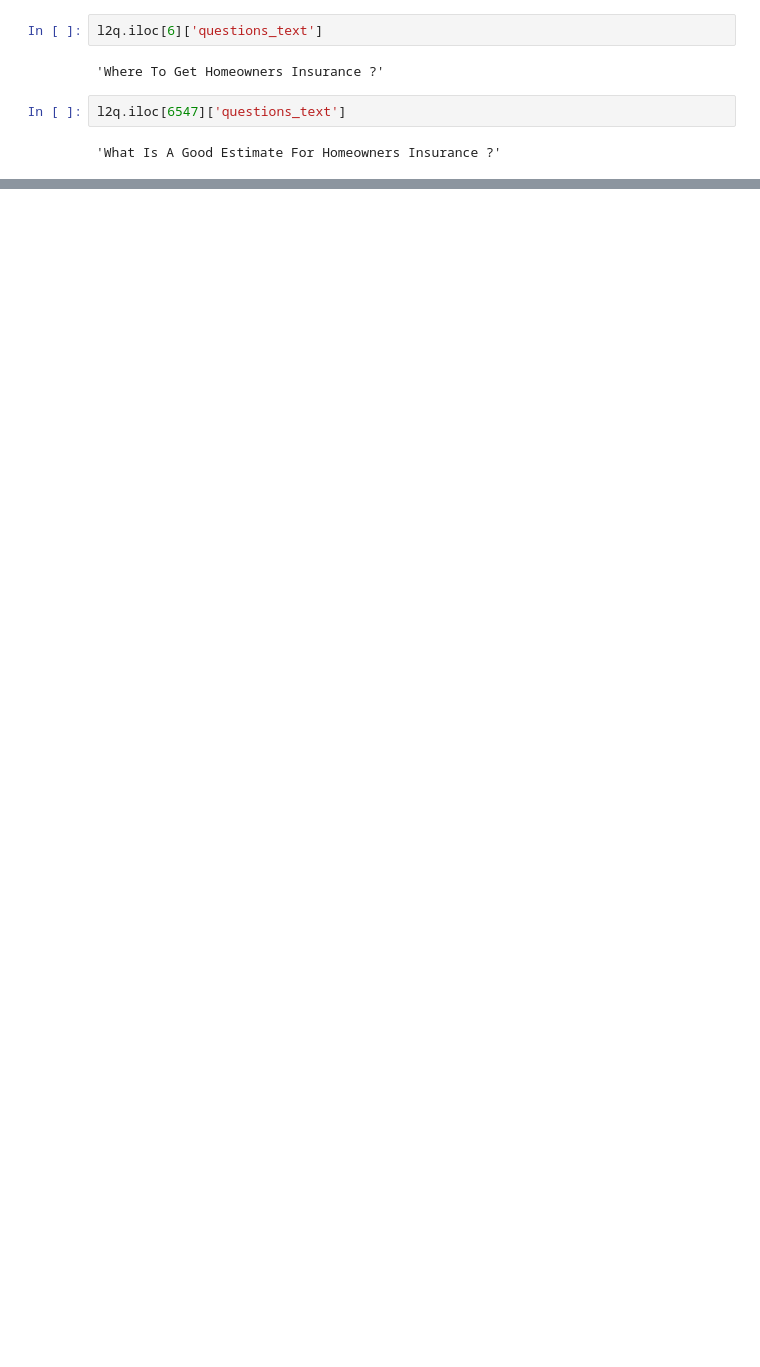
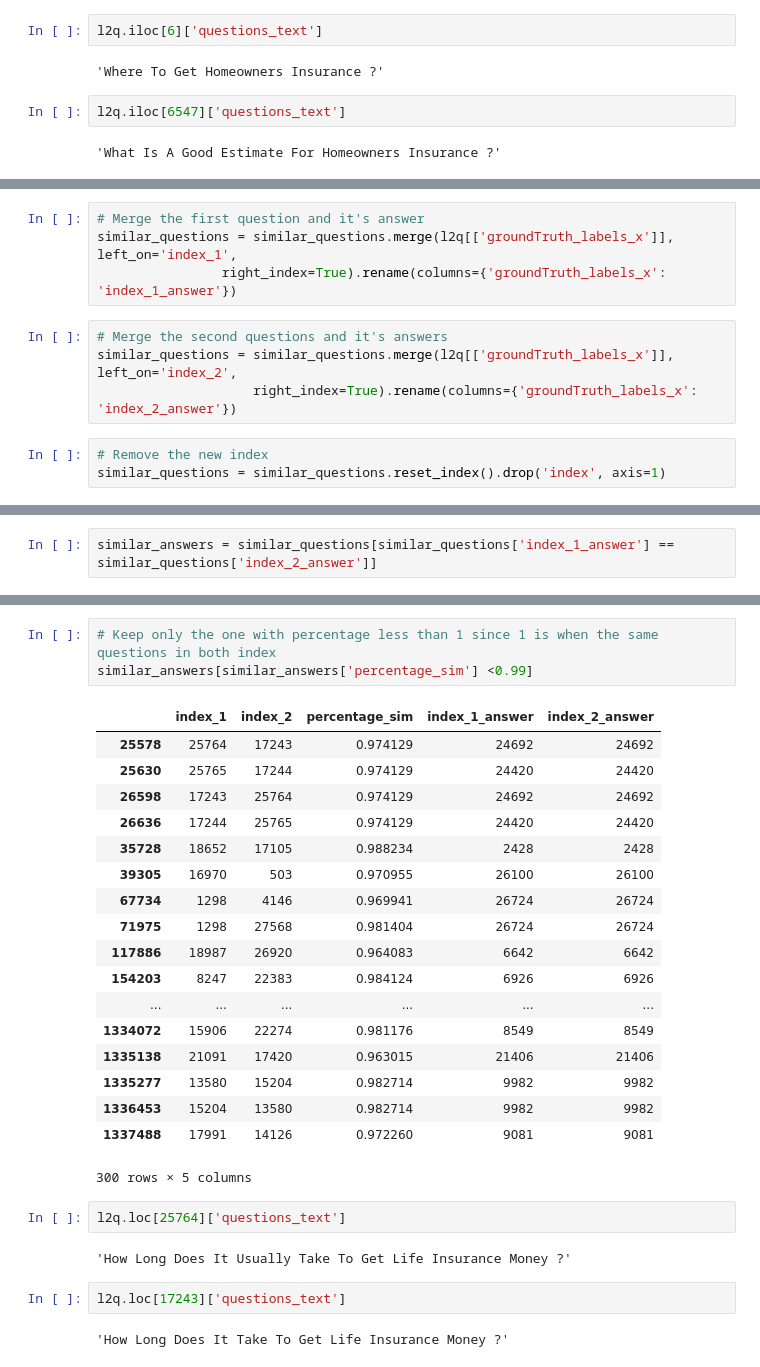
Before and after one commit to mouadhhamdi/insuranceQA, a Jupyter notebook: Similarities.ipynb, the cells around one changed output, grey strips where cells are left out. Cells and saved outputs as stored; diff of their text form; blank space fills up the shorter version.

```diff
--- a/Similarities.ipynb
+++ b/Similarities.ipynb
@@ -315,0 +323,11 @@ l2q.iloc[6547]['questions_text']
+# %%
+# Merge the first question and it's answer
+similar_questions = similar_questions.merge(l2q[['groundTruth_labels_x']], left_on='index_1',
+                right_index=True).rename(columns={'groundTruth_labels_x': 'index_1_answer'})
+# %%
+# Merge the second questions and it's answers
+similar_questions = similar_questions.merge(l2q[['groundTruth_labels_x']], left_on='index_2',
+                    right_index=True).rename(columns={'groundTruth_labels_x': 'index_2_answer'})
+# %%
+# Remove the new index
+similar_questions = similar_questions.reset_index().drop('index', axis=1)
@@ -315,0 +355,2 @@ l2q.iloc[6547]['questions_text']
+# %%
+similar_answers = similar_questions[similar_questions['index_1_answer'] == similar_questions['index_2_answer']]
@@ -315,0 +386,30 @@ l2q.iloc[6547]['questions_text']
+# %%
+# Keep only the one with percentage less than 1 since 1 is when the same questions in both index
+similar_answers[similar_answers['percentage_sim'] <0.99]
+# %% [output]
+|  | index_1 | index_2 | percentage_sim | index_1_answer | index_2_answer |
+| 25578 | 25764 | 17243 | 0.974129 | 24692 | 24692 |
+| 25630 | 25765 | 17244 | 0.974129 | 24420 | 24420 |
+| 26598 | 17243 | 25764 | 0.974129 | 24692 | 24692 |
+| 26636 | 17244 | 25765 | 0.974129 | 24420 | 24420 |
+| 35728 | 18652 | 17105 | 0.988234 | 2428 | 2428 |
+| 39305 | 16970 | 503 | 0.970955 | 26100 | 26100 |
+| 67734 | 1298 | 4146 | 0.969941 | 26724 | 26724 |
+| 71975 | 1298 | 27568 | 0.981404 | 26724 | 26724 |
+| 117886 | 18987 | 26920 | 0.964083 | 6642 | 6642 |
+| 154203 | 8247 | 22383 | 0.984124 | 6926 | 6926 |
+| ... | ... | ... | ... | ... | ... |
+| 1334072 | 15906 | 22274 | 0.981176 | 8549 | 8549 |
+| 1335138 | 21091 | 17420 | 0.963015 | 21406 | 21406 |
+| 1335277 | 13580 | 15204 | 0.982714 | 9982 | 9982 |
+| 1336453 | 15204 | 13580 | 0.982714 | 9982 | 9982 |
+| 1337488 | 17991 | 14126 | 0.972260 | 9081 | 9081 |
+300 rows × 5 columns
+# %%
+l2q.loc[25764]['questions_text']
+# %% [output]
+'How Long Does It Usually Take To Get Life Insurance Money ?'
+# %%
+l2q.loc[17243]['questions_text']
+# %% [output]
+'How Long Does It Take To Get Life Insurance Money ?'
```
Also changed, not shown: parts of 19 cells of this notebook.
